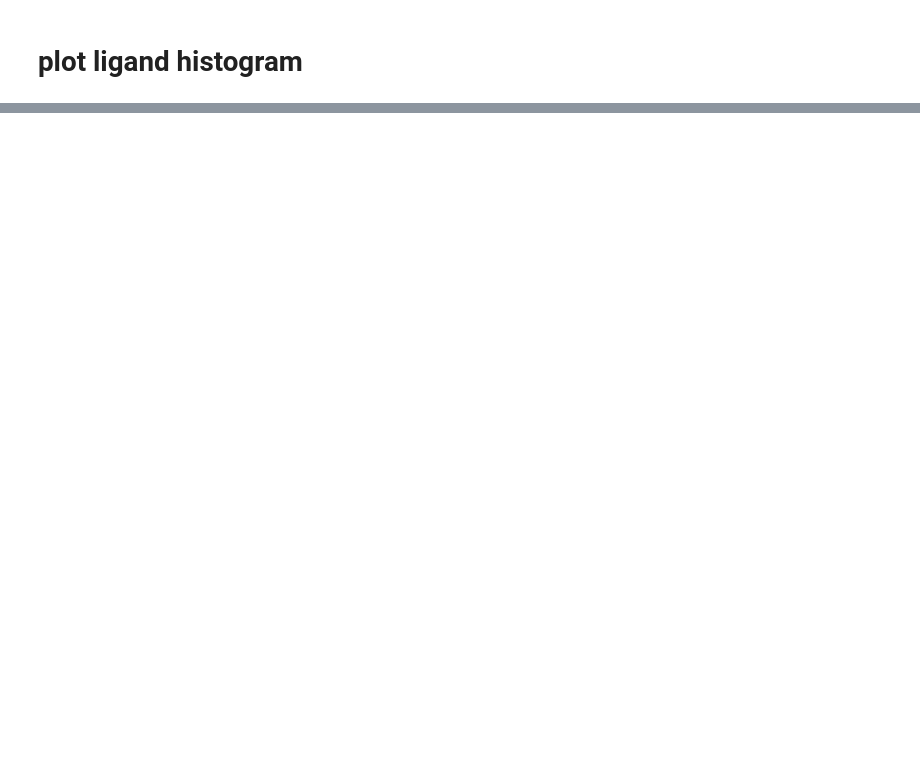
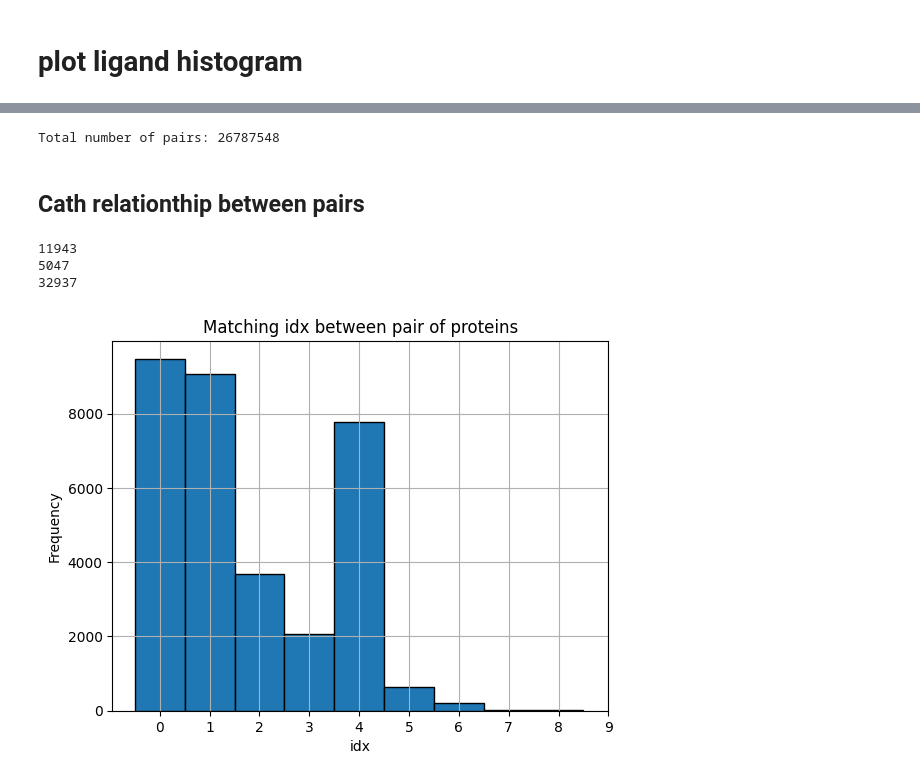
Before and after one commit to hagairavid18/LocAlign, a Jupyter notebook: parsers/biolip_reader.ipynb, the cells around one changed output, grey strips where cells are left out. Saved outputs shown, nothing was run; the diff lists cells and outputs as text; code cells hidden in the pictures; blank space fills up the shorter version.

Commit message:
A CATH parsing to notebook

```diff
--- a/parsers/biolip_reader.ipynb
+++ b/parsers/biolip_reader.ipynb
@@ -72,0 +89,21 @@ plt.show()
+# %%
+value_counts = df["Ligand_ID"].value_counts()
+# Example usage:
+pairs_per_ligand = value_counts.apply(lambda x: x*(x-1)//2)
+
+# Compute the total number of pairs
+total_pairs = pairs_per_ligand.sum()
+print("Total number of pairs:", total_pairs)
+# %% [output]
+Total number of pairs: 26787548
+# %% [markdown]
+## Cath relationthip between pairs
+# %%
+cath_chains = pd.read_csv('/homes/hagayr/study/thesis/cath-domain-list.txt',sep='\s+', names=['pdb_chain', 'a', 'b', 'c', 'd', 'e', 'f', 'g', 'h', 'i', 'j', 'k'], skiprows=16)
+cath_chains = cath_chains.set_index('pdb_chain')
+# %%
+def compare_rows(row1, row2):
+    for i in range(len(row1)):
+        if row1[i] != row2[i]:
+            return i
+    return i + 1
@@ -73,3 +149,22 @@ plt.show()
+# %%
+# Plot histogram
+
+print(len(missing_proteins))
+print(len(exist_proteins))
+print(len(matching_columns))
+plt.hist(matching_columns, bins=range(max(matching_columns) + 2), align='left', edgecolor='black')
+
+plt.xlabel('idx')
+plt.ylabel('Frequency')
+plt.title('Matching idx between pair of proteins')
+plt.xticks(range(max(matching_columns) + 2))
+plt.grid(True)
+plt.show()
+# %% [output]
+11943
+5047
+32937
+[figure, added]
 # %%
 import os
 import itertools
```
Also changed, not shown: parts of 6 cells of this notebook.
